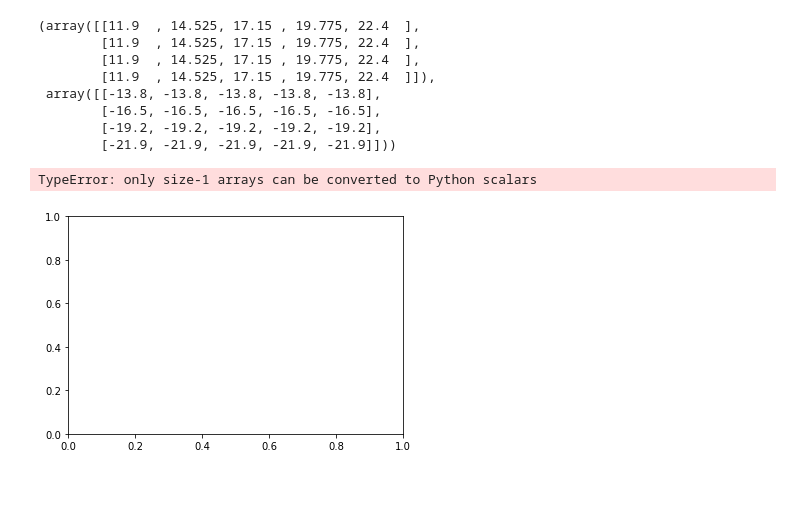
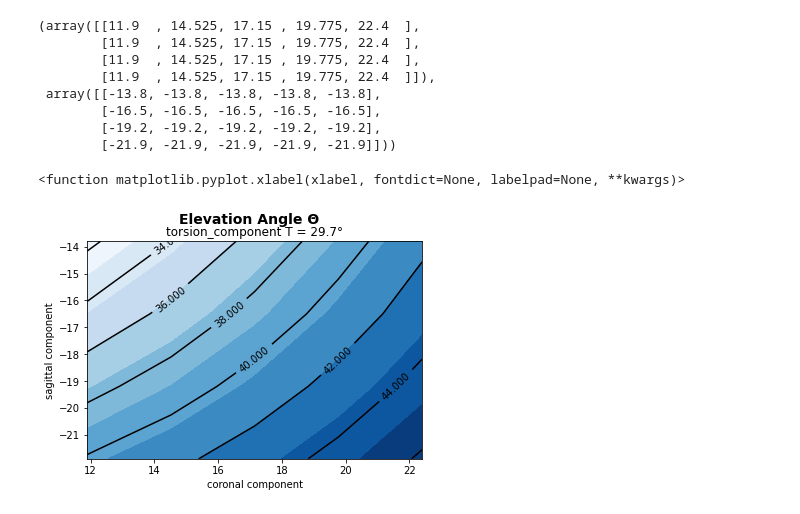
Before and after one commit to butayama/osteotomy_calc, a Jupyter notebook: scripts/osteotomy_parameterstudien_a_02.ipynb, the cells around one changed output. Saved outputs shown, nothing was run; the diff lists cells and outputs as text; code cells hidden in the pictures; blank space fills up the shorter version.

Commit message:
Diagram Elevation Angle

```diff
--- a/scripts/osteotomy_parameterstudien_a_02.ipynb
+++ b/scripts/osteotomy_parameterstudien_a_02.ipynb
@@ -25,30 +25,56 @@ X, Y
         [-16.5, -16.5, -16.5, -16.5, -16.5],
         [-19.2, -19.2, -19.2, -19.2, -19.2],
         [-21.9, -21.9, -21.9, -21.9, -21.9]]))
-# %%
-def orientation_angle(x,y,t):
-    c_a_d, s_a_d, t_a_d, c_a, s_a, t_a, a_tad, a_oa, a_azi, a_ele, a_aor = compute_results(x, y, t)
-    return a_oa
-
-def elevation_angle(x,y,t):
-    c_a_d, s_a_d, t_a_d, c_a, s_a, t_a, a_tad, a_oa, a_azi, a_ele, a_aor = compute_results(x, y, t)
-    return a_ele
-
-def test(x, y, t):
-# %%
-fig27 = plt.figure()
-pp27 = fig27.add_subplot(111)
-img = pp27.contourf(X, Y, orientation_angle(X,Y,T), 12, cmap='Blues')
-    # andere cmaps: hot, summer, winter, spring, gray, Blues
-    # 12 ist die Zahl der Farbabstufungen
-hl = pp27.contour(X, Y, orientation_angle(X,Y,T), 8, colors='black', linewidth=.5)
-   # macht Höhenlinien (8 Abstufungen)
-
-plt.clabel(hl, inline=1, fontsize=10)
-   # beschriftet Höhenlinien
-
-fig27.colorbar(img)
-   # macht Farbbalken rechts daneben
-# %% [output]
-TypeError: only size-1 arrays can be converted to Python scalars
-[figure, removed]
+# %%
+# def orientation_angle(x,y,t):
+#     c_a_d, s_a_d, t_a_d, c_a, s_a, t_a, a_tad, a_oa, a_azi, a_ele, a_aor = compute(x, y, t)
+#     return a_oa
+#
+# def elevation_angle(x,y,t):
+#     c_a_d, s_a_d, t_a_d, c_a, s_a, t_a, a_tad, a_oa, a_azi, a_ele, a_aor = compute(x, y, t)
+#     return a_ele
+#
+def np_test(x, y, t):
+    foo = x * y/ t
+    return foo
+
+def orientation_angle(_c_a_d, _s_a_d, _t_a_d):
+    c_a = np.radians(_c_a_d)
+    s_a = np.radians(_s_a_d)
+    t_a = np.radians(_t_a_d)
+
+    h1 = np.sqrt(np.tan(c_a) * np.tan(c_a) + np.tan(s_a) * np.tan(s_a))
+    a_tad = np.arctan2(h1, 1)
+    a_oa = np.arctan2(np.tan(s_a), np.tan(c_a))
+    a_azi = np.arctan2(-(np.sin(a_oa) + np.sin(a_oa - t_a)), (np.cos(a_oa) + np.cos(a_oa - t_a)))
+    a_ele = np.arctan2(2 * np.sin(a_tad) * np.cos(0.5 * t_a), np.sin(t_a) * (1 + np.cos(a_tad)))
+    a_aor = np.arccos(0.5 * (np.cos(t_a) + np.cos(a_tad) + np.cos(t_a) * np.cos(a_tad) - 1))
+    return np.degrees(a_ele)
+
+fig27 = plt.figure()
+fig27.suptitle(f'Elevation Angle {chr(int("398", 16))}', fontsize=14, fontweight='bold')
+pp27 = fig27.add_subplot(111)
+pp27.set_title('torsion_component T = 29.7°')
+pp27.set_xlabel('coronal component')
+pp27.set_ylabel('sagittal component')
+
+# img = pp27.contourf(X, Y, np_test(X,Y,T), 12, cmap='Blues')
+img = pp27.contourf(X, Y, orientation_angle(X,Y,T), 12, cmap='Blues')
+    # andere cmaps: hot, summer, winter, spring, gray, Blues
+    # 12 ist die Zahl der Farbabstufungen
+# hl = pp27.contour(X, Y, np_test(X,Y,T), 8, colors='black', linewidth=.5)
+hl = pp27.contour(X, Y, orientation_angle(X,Y,T), 8, colors='black', linewidth=.5)
+   # macht Höhenlinien (8 Abstufungen)
+
+plt.clabel(hl, inline=1, fontsize=10)
+   # beschriftet Höhenlinien
+
+plt.xlabel
+
+# fig27.colorbar(img)
+   # macht Farbbalken rechts daneben
+#
+# fig27.show()
+# %% [output]
+<function matplotlib.pyplot.xlabel(xlabel, fontdict=None, labelpad=None, **kwargs)>
+[figure, added]
```
Also changed, not shown: parts of 2 cells of this notebook, 1 other file.
